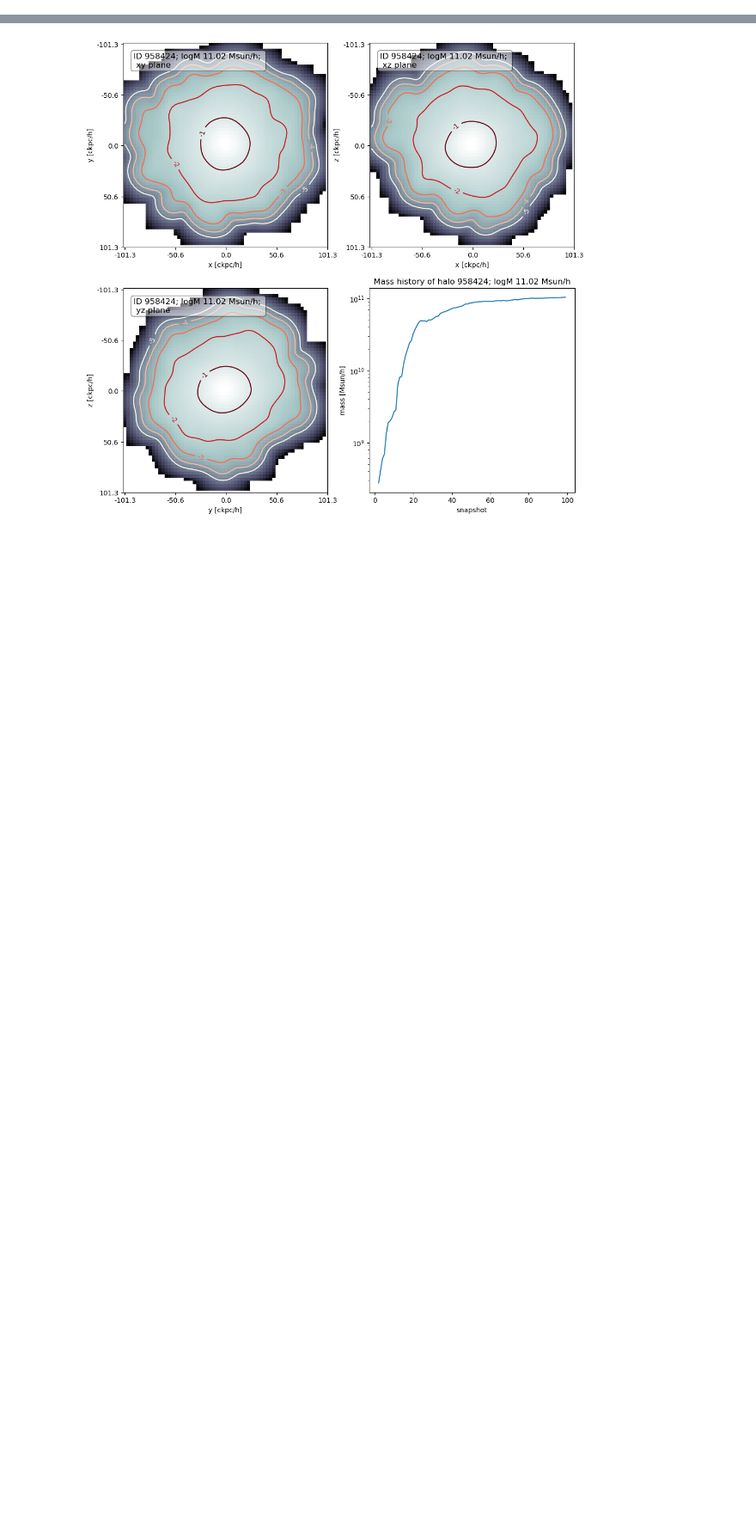
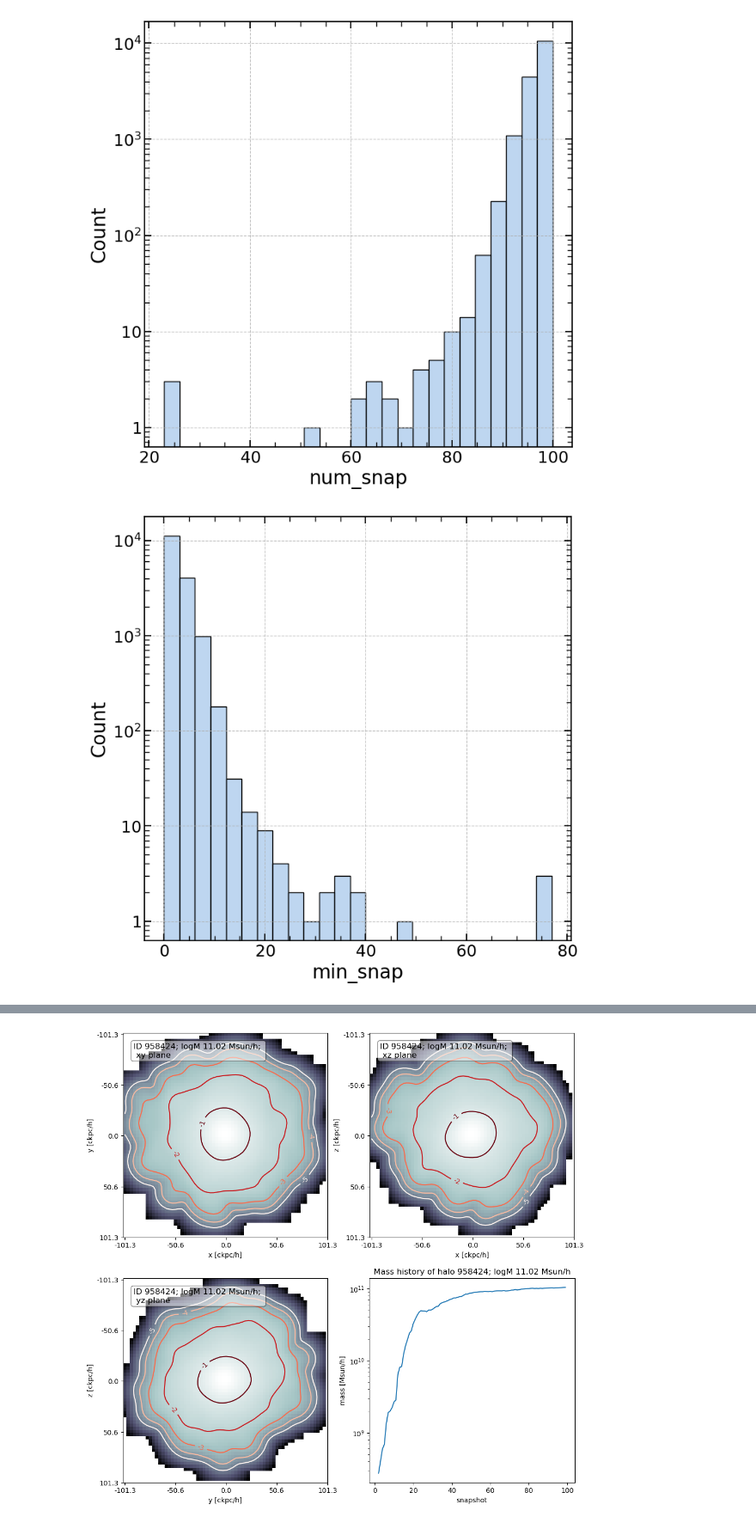
Before and after one commit to SergeiDBykov/self_supervised_halos, a Jupyter notebook: notebooks/0_tng_data_exploration.ipynb, the cells around one changed output, grey strips where cells are left out. Shown at 86% size. Drawn from its saved outputs; the diff is of its cells as text; code cells hidden in the pictures; blank space fills up the shorter version.

Commit message:
exploration of data started

```diff
--- a/notebooks/tng_data_prep.ipynb
+++ b/notebooks/0_tng_data_exploration.ipynb
@@ -17,0 +91,20 @@ data_path = data_path+'tng/'
+# %%
+histories_df = pd.DataFrame(subhalos_mass_history).T
+histories_df.index.name = 'subhalo_id'
+
+#make arrays of of each column
+for col in histories_df.columns:
+    histories_df[col] = histories_df[col].apply(lambda x: np.array(x))
+
+histories_df['num_snap'] =  histories_df['snap'].apply(lambda x: len(x))
+histories_df['min_snap'] =  histories_df['snap'].apply(lambda x: np.min(x))
+
+sns.histplot(histories_df['num_snap'], bins=25)
+plt.yscale('log')
+
+plt.figure()
+sns.histplot(histories_df['min_snap'], bins=25)
+plt.yscale('log')
+# %% [output]
+[figure, added]
+[figure, added]
```
Also changed, not shown: parts of 10 cells of this notebook, 5 other files.
